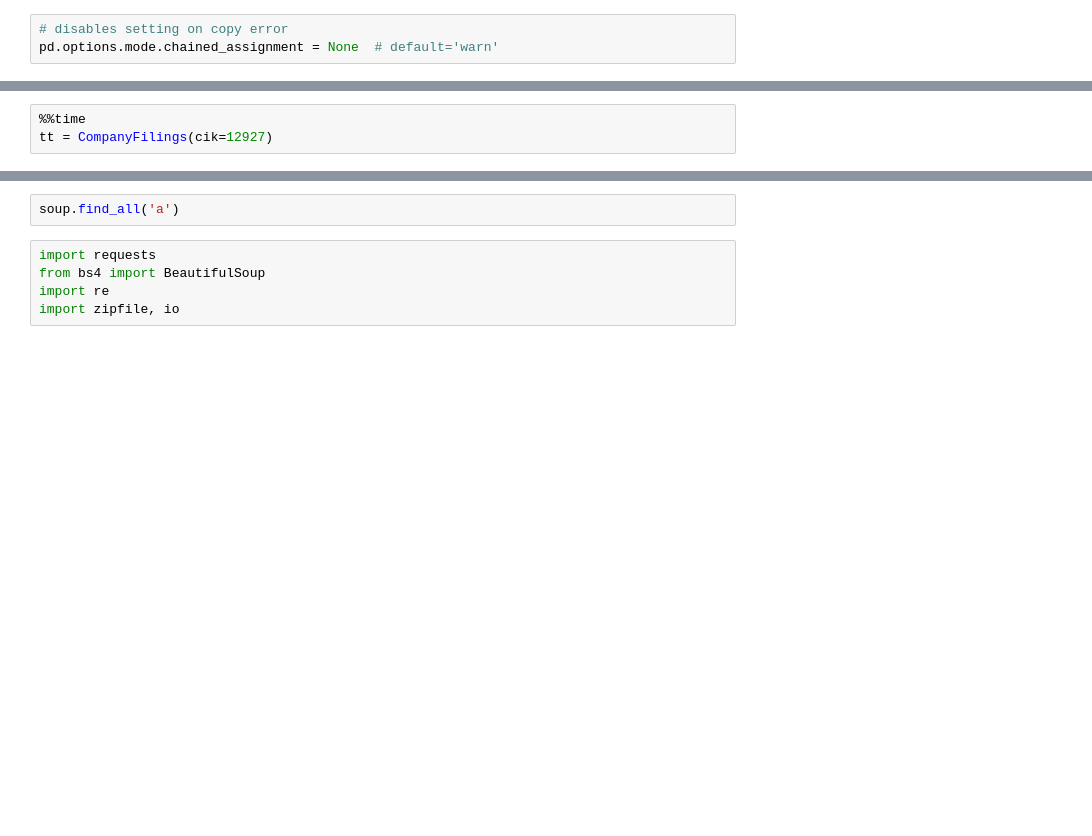
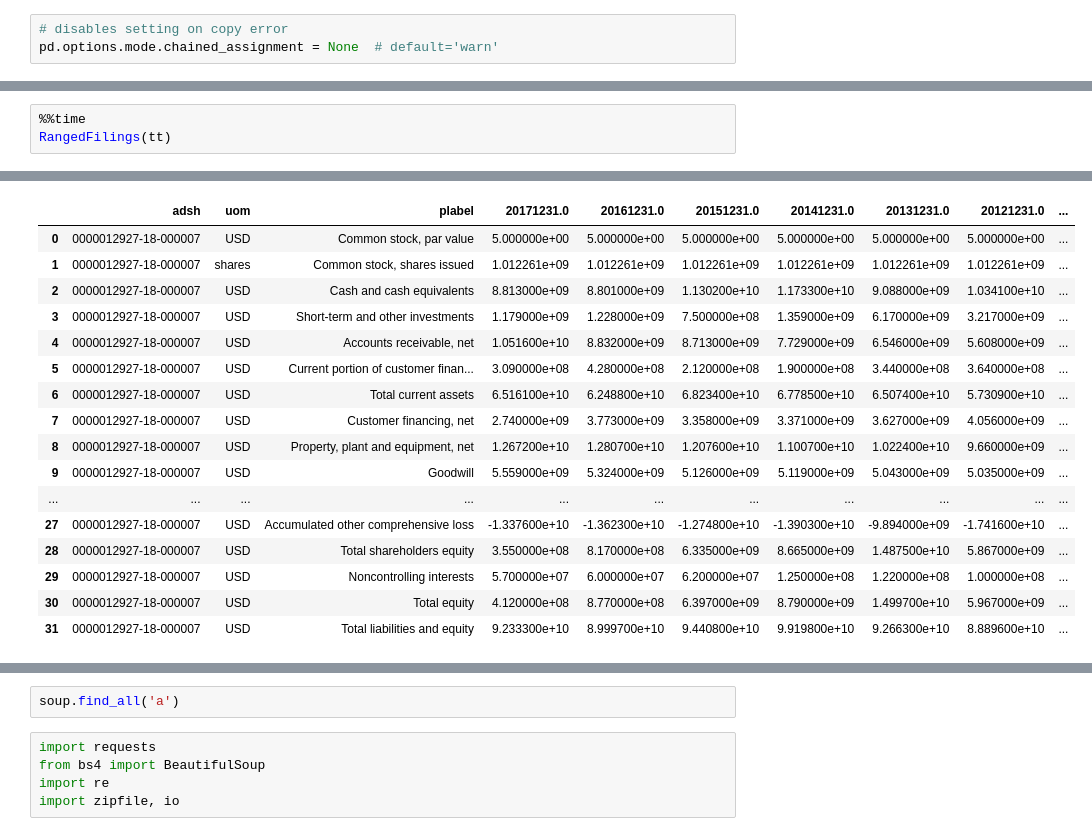
Before and after one commit to mxpoch/LPS, a Jupyter notebook: Scripts/LPS_Workbench.ipynb, the cells around one changed output, grey strips where cells are left out. Drawn from its saved outputs; the diff is of its cells as text; blank space fills up the shorter version.

```diff
--- a/Scripts/LPS_Workbench.ipynb
+++ b/Scripts/LPS_Workbench.ipynb
@@ -77,4 +83,4 @@ len(cik)
 # %%
 %%time
-tt = CompanyFilings(cik=12927)
+RangedFilings(tt)
 # %% [output]
@@ -81,0 +91,17 @@ Wall time: 2.74 s
+|  | adsh | uom | plabel | 20171231.0 | 20161231.0 | 20151231.0 | 20141231.0 | 20131231.0 | 20121231.0 | ... |
+| 0 | 0000012927-18-000007 | USD | Common stock, par value | 5.000000e+00 | 5.000000e+00 | 5.000000e+00 | 5.000000e+00 | 5.000000e+00 | 5.000000e+00 | ... |
+| 1 | 0000012927-18-000007 | shares | Common stock, shares issued | 1.012261e+09 | 1.012261e+09 | 1.012261e+09 | 1.012261e+09 | 1.012261e+09 | 1.012261e+09 | ... |
+| 2 | 0000012927-18-000007 | USD | Cash and cash equivalents | 8.813000e+09 | 8.801000e+09 | 1.130200e+10 | 1.173300e+10 | 9.088000e+09 | 1.034100e+10 | ... |
+| 3 | 0000012927-18-000007 | USD | Short-term and other investments | 1.179000e+09 | 1.228000e+09 | 7.500000e+08 | 1.359000e+09 | 6.170000e+09 | 3.217000e+09 | ... |
+| 4 | 0000012927-18-000007 | USD | Accounts receivable, net | 1.051600e+10 | 8.832000e+09 | 8.713000e+09 | 7.729000e+09 | 6.546000e+09 | 5.608000e+09 | ... |
+| 5 | 0000012927-18-000007 | USD | Current portion of customer finan... | 3.090000e+08 | 4.280000e+08 | 2.120000e+08 | 1.900000e+08 | 3.440000e+08 | 3.640000e+08 | ... |
+| 6 | 0000012927-18-000007 | USD | Total current assets | 6.516100e+10 | 6.248800e+10 | 6.823400e+10 | 6.778500e+10 | 6.507400e+10 | 5.730900e+10 | ... |
+| 7 | 0000012927-18-000007 | USD | Customer financing, net | 2.740000e+09 | 3.773000e+09 | 3.358000e+09 | 3.371000e+09 | 3.627000e+09 | 4.056000e+09 | ... |
+| 8 | 0000012927-18-000007 | USD | Property, plant and equipment, net | 1.267200e+10 | 1.280700e+10 | 1.207600e+10 | 1.100700e+10 | 1.022400e+10 | 9.660000e+09 | ... |
+| 9 | 0000012927-18-000007 | USD | Goodwill | 5.559000e+09 | 5.324000e+09 | 5.126000e+09 | 5.119000e+09 | 5.043000e+09 | 5.035000e+09 | ... |
+| ... | ... | ... | ... | ... | ... | ... | ... | ... | ... | ... |
+| 27 | 0000012927-18-000007 | USD | Accumulated other comprehensive loss | -1.337600e+10 | -1.362300e+10 | -1.274800e+10 | -1.390300e+10 | -9.894000e+09 | -1.741600e+10 | ... |
+| 28 | 0000012927-18-000007 | USD | Total shareholders equity | 3.550000e+08 | 8.170000e+08 | 6.335000e+09 | 8.665000e+09 | 1.487500e+10 | 5.867000e+09 | ... |
+| 29 | 0000012927-18-000007 | USD | Noncontrolling interests | 5.700000e+07 | 6.000000e+07 | 6.200000e+07 | 1.250000e+08 | 1.220000e+08 | 1.000000e+08 | ... |
+| 30 | 0000012927-18-000007 | USD | Total equity | 4.120000e+08 | 8.770000e+08 | 6.397000e+09 | 8.790000e+09 | 1.499700e+10 | 5.967000e+09 | ... |
+| 31 | 0000012927-18-000007 | USD | Total liabilities and equity | 9.233300e+10 | 8.999700e+10 | 9.440800e+10 | 9.919800e+10 | 9.266300e+10 | 8.889600e+10 | ... |
```
Also changed, not shown: parts of 23 cells of this notebook, 1 other file.
